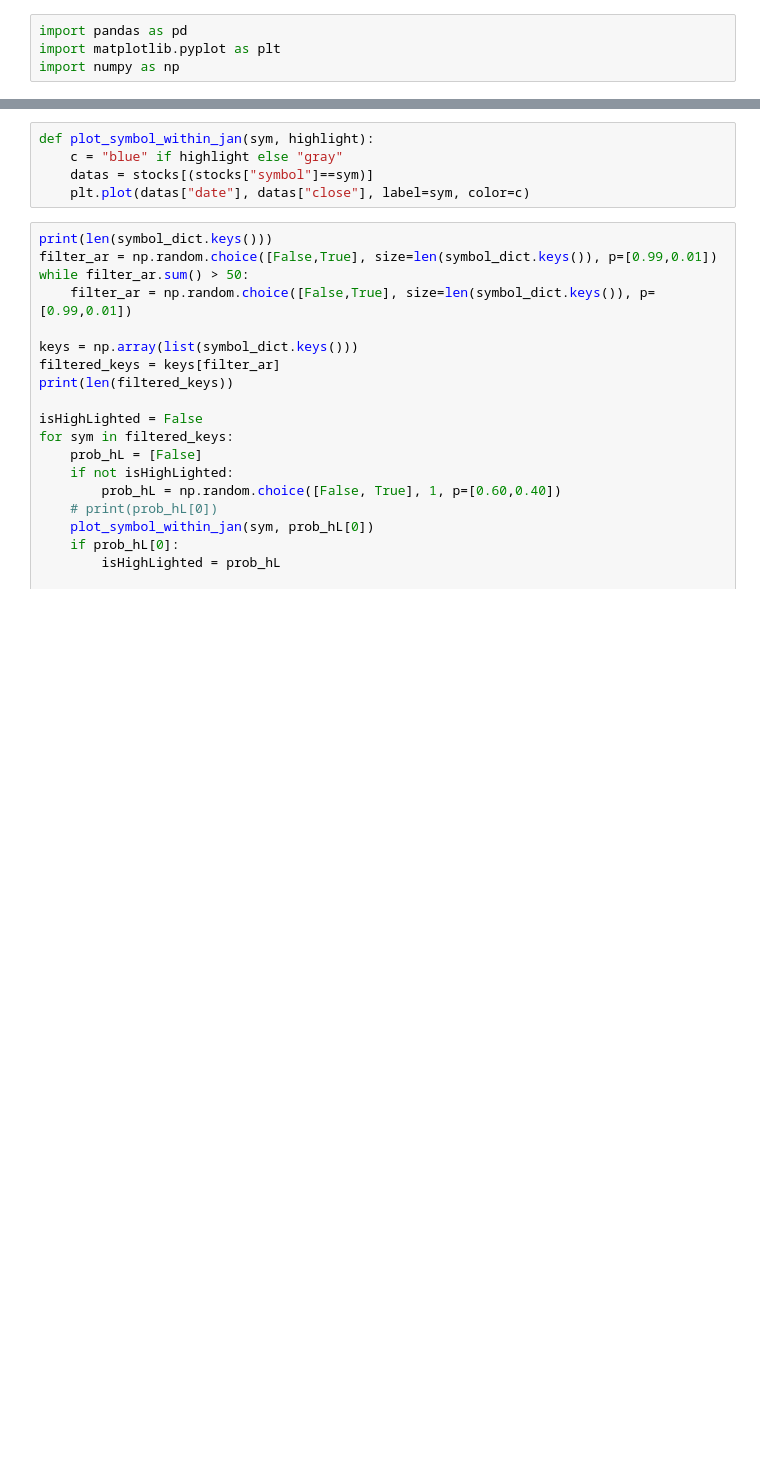
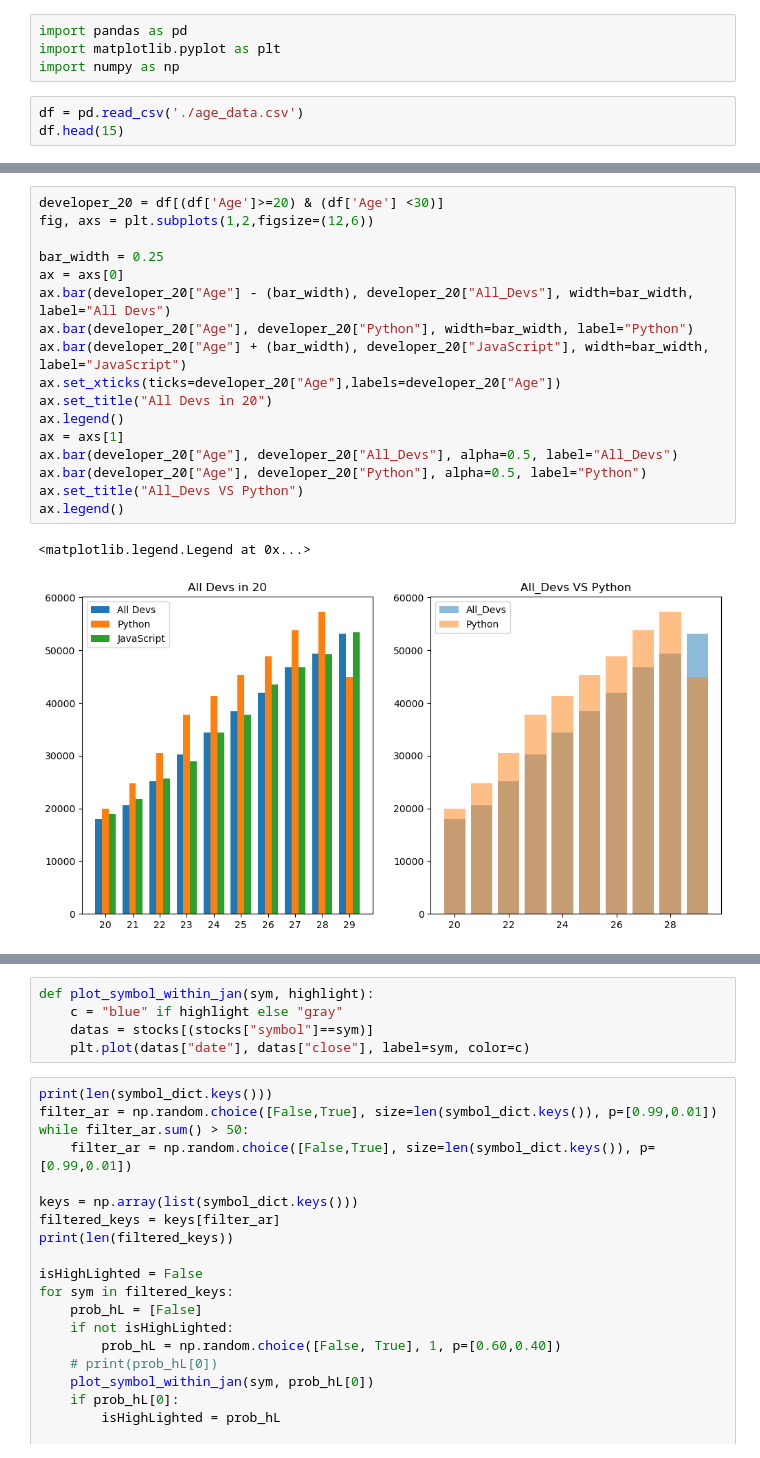
Before and after one commit to ckh7488/CV, a Jupyter notebook: data visualization/clone_coding.ipynb, the cells around one changed output, grey strips where cells are left out. Cells and saved outputs as stored; diff of their text form; blank space fills up the shorter version.

```diff
--- a/data visualization/clone_coding.ipynb
+++ b/data visualization/clone_coding.ipynb
@@ -6,3 +6,6 @@ os.chdir("./study material/")
 import pandas as pd
 import matplotlib.pyplot as plt
 import numpy as np
+# %%
+df = pd.read_csv('./age_data.csv')
+df.head(15)
@@ -8,0 +29,20 @@ import numpy as np
+# %%
+developer_20 = df[(df['Age']>=20) & (df['Age'] <30)]
+fig, axs = plt.subplots(1,2,figsize=(12,6))
+
+bar_width = 0.25
+ax = axs[0]
+ax.bar(developer_20["Age"] - (bar_width), developer_20["All_Devs"], width=bar_width, label="All Devs")
+ax.bar(developer_20["Age"], developer_20["Python"], width=bar_width, label="Python")
+ax.bar(developer_20["Age"] + (bar_width), developer_20["JavaScript"], width=bar_width, label="JavaScript")
+ax.set_xticks(ticks=developer_20["Age"],labels=developer_20["Age"])
+ax.set_title("All Devs in 20")
+ax.legend()
+ax = axs[1]
+ax.bar(developer_20["Age"], developer_20["All_Devs"], alpha=0.5, label="All_Devs")
+ax.bar(developer_20["Age"], developer_20["Python"], alpha=0.5, label="Python")
+ax.set_title("All_Devs VS Python")
+ax.legend()
+# %% [output]
+<matplotlib.legend.Legend at 0x...>
+[figure, added]
```
Also changed, not shown: parts of 10 cells of this notebook.
